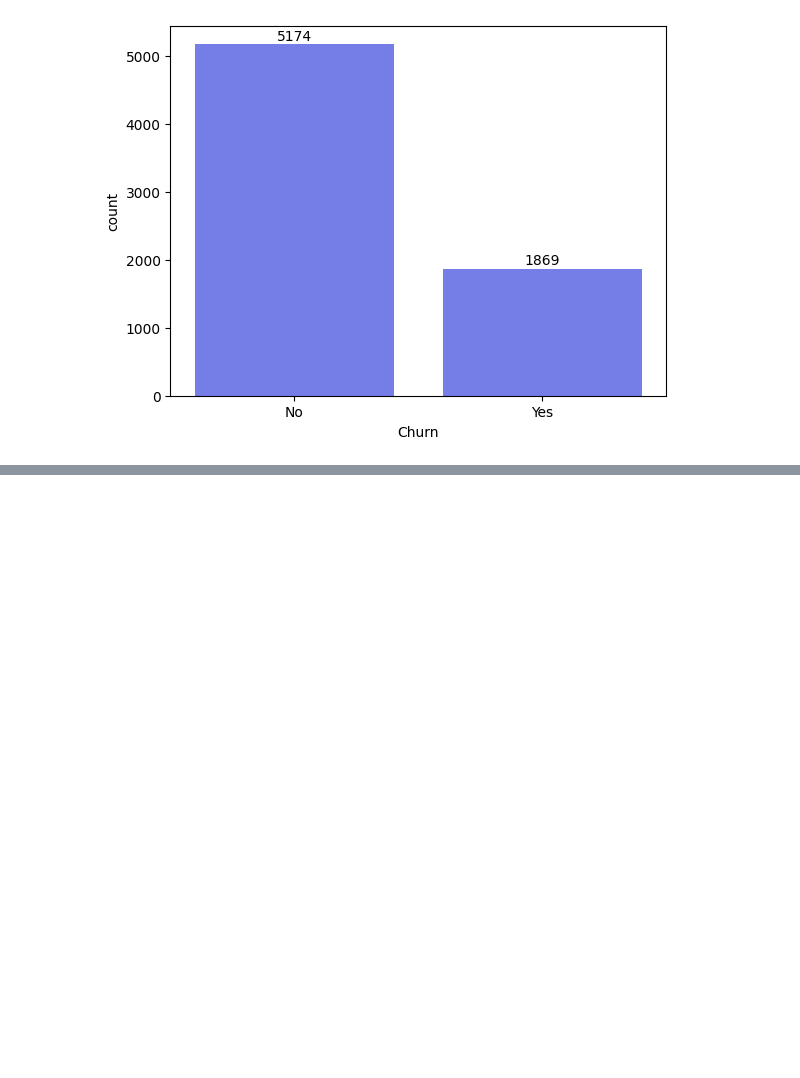
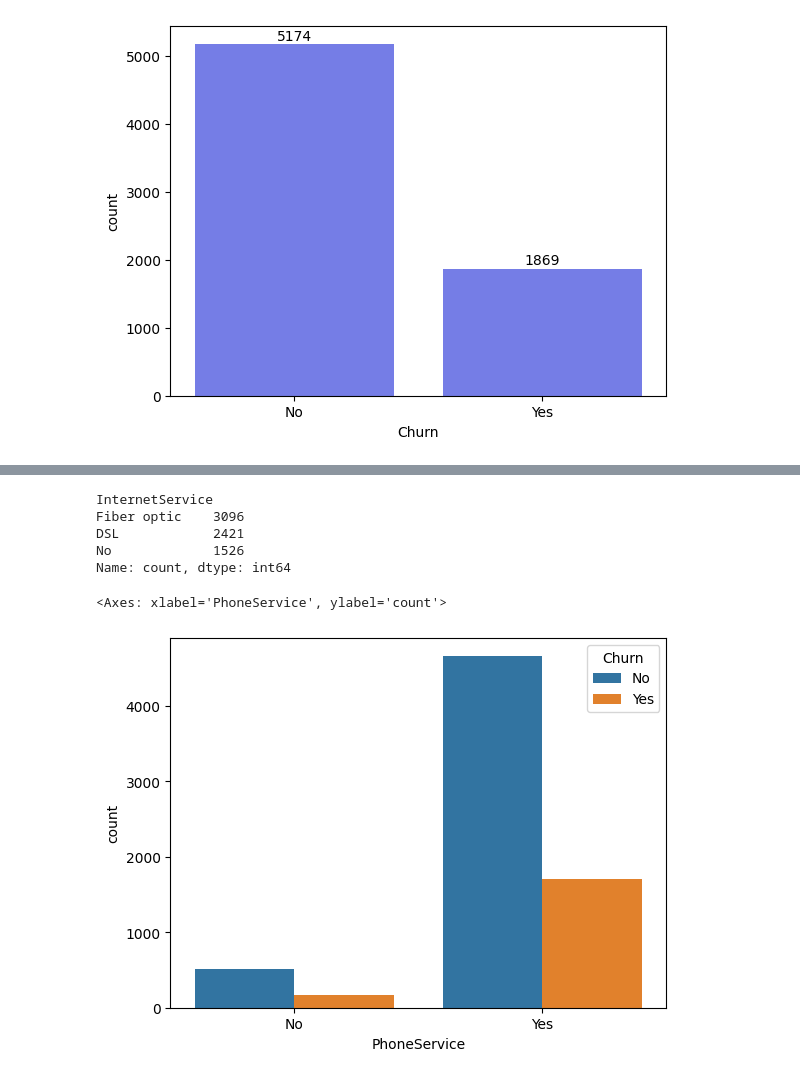
Before and after one commit to jahidhasan-dev/ML-in-python, a Jupyter notebook: class 07/class-07-practice.ipynb, the cells around one changed output, grey strips where cells are left out. Drawn from its saved outputs; the diff is of its cells as text; code cells hidden in the pictures; blank space fills up the shorter version.

```diff
--- a/class 07/class-07-practice.ipynb
+++ b/class 07/class-07-practice.ipynb
@@ -142,0 +165,13 @@ plt.show()
+# %%
+df.InternetService.value_counts()
+# %% [output]
+InternetService
+Fiber optic    3096
+DSL            2421
+No             1526
+Name: count, dtype: int64
+# %%
+sns.countplot(x='PhoneService', hue='Churn', data=df)
+# %% [output]
+<Axes: xlabel='PhoneService', ylabel='count'>
+[figure, added]
```
Also changed, not shown: parts of 43 cells of this notebook, 1 other file.
